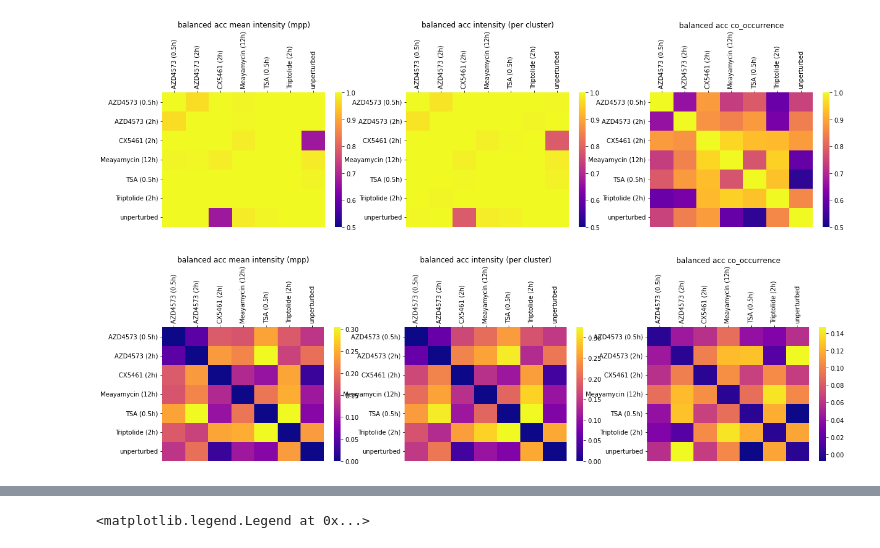
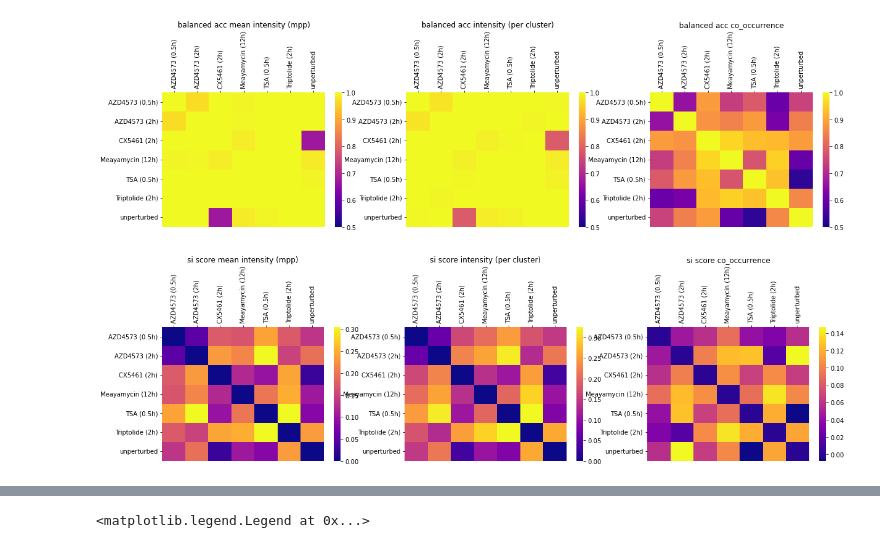
Before and after one commit to theislab/campa_ana, a Jupyter notebook: figures/fig3_perturbation_comparison.ipynb, the cells around one changed output, grey strips where cells are left out. Drawn from its saved outputs; the diff is of its cells as text; code cells hidden in the pictures.

```diff
--- a/figures/fig3_perturbation_comparison.ipynb
+++ b/figures/fig3_perturbation_comparison.ipynb
@@ -158,0 +169,8 @@ sc.pl.scatter(adata, basis='co_occurrence_umap', color=['perturbation_plot', 'ce
+# %%
+# final UMAP figure
+sns.set_style('white')
+sns.set_context('talk')
+
+catplot('mpp_umap', 'perturbation_plot', 'intensity UMAP', save='intensity_umap.png')
+catplot('intensity_umap', 'perturbation_plot', 'cluster intensity UMAP', save='cluster_intensity_umap.png')
+catplot('co_occurrence_umap', 'perturbation_plot', 'co-occurrence UMAP', save='co_occ_umap.png')
@@ -159,5 +181,6 @@ sc.pl.scatter(adata, basis='co_occurrence_umap', color=['perturbation_plot', 'ce
 # %%
-fig, axes = plt.subplots(2,3, figsize=(15,7))
+# maybe suppl figure
+fig, axes = plt.subplots(2,3, figsize=(15,9))
 i = 0
 for p in adata.obs['perturbation_plot'].cat.categories:
     if p == 'unperturbed':
@@ -169,4 +192,6 @@ for p in adata.obs['perturbation_plot'].cat.categories:
     tmp.uns[f'{p}_colors'] = ["#999999", "#56B4E9"]
 
     sc.pl.scatter(tmp, color=p, basis='co_occurrence_umap', ax=ax, show=False, legend_loc='none')
+plt.tight_layout()
+plt.savefig('fig3/co_occ_umap_suppl.png', dpi=100, bbox_inches='tight')
 # %% [output]
@@ -195,6 +211,4 @@ AnnData object with n_obs × n_vars = 11848 × 34
 # %%
-adata.obsp['mpp_distances'] = adata.obsp['distances']
-adata.obsp['mpp_connectivities'] = adata.obsp['connectivities']
 zscore_mpp, count_mpp = sq.gr.nhood_enrichment(adata, cluster_key='perturbation_plot',
                                                connectivity_key='mpp', n_perms=1900,
                                                numba_parallel=False, copy=True)
@@ -377,19 +374,19 @@ for ax in axes.flat:
 # %%
 # plot silhouette scores
 fig, axes = plt.subplots(1,3, figsize=(20,4))
 
 sns.heatmap(siscore_mpp, vmin=None, vmax=None, cmap='plasma', ax=axes[0])
-axes[0].set_title('balanced acc mean intensity (mpp)')
+axes[0].set_title('si score mean intensity (mpp)')
 
 sns.heatmap(siscore_intensity, vmin=None, vmax=None, cmap='plasma', ax=axes[1])
-axes[1].set_title('balanced acc intensity (per cluster)')
+axes[1].set_title('si score intensity (per cluster)')
 
 sns.heatmap(siscore_co_occ, vmin=None, vmax=None, cmap='plasma', ax=axes[2])
-axes[2].set_title('balanced acc co_occurrence')
+axes[2].set_title('si score co_occurrence')
 
 for ax in axes.flat:
     ax.set_xticklabels(adata.obs['perturbation_plot'].cat.categories, rotation=90)
     ax.set_yticklabels(adata.obs['perturbation_plot'].cat.categories, rotation=0)
     ax.xaxis.set_ticks_position('top')
 # %% [output]
-[figure, old version]
+[figure, new version]
```
Also changed, not shown: parts of 13 cells of this notebook, 6 other files.
